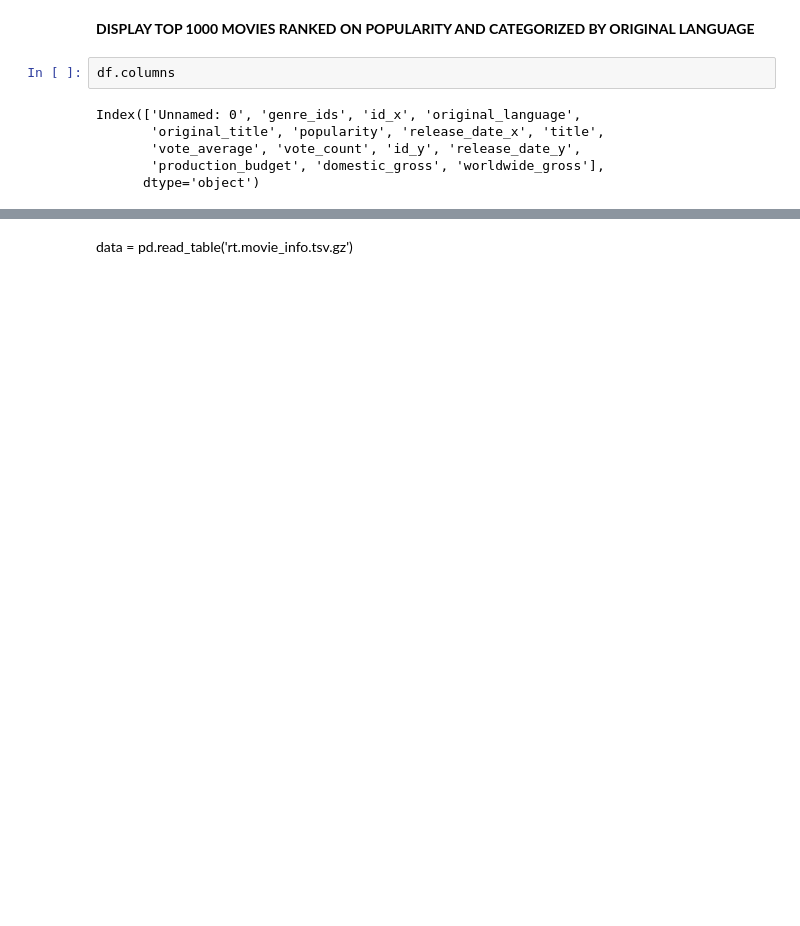
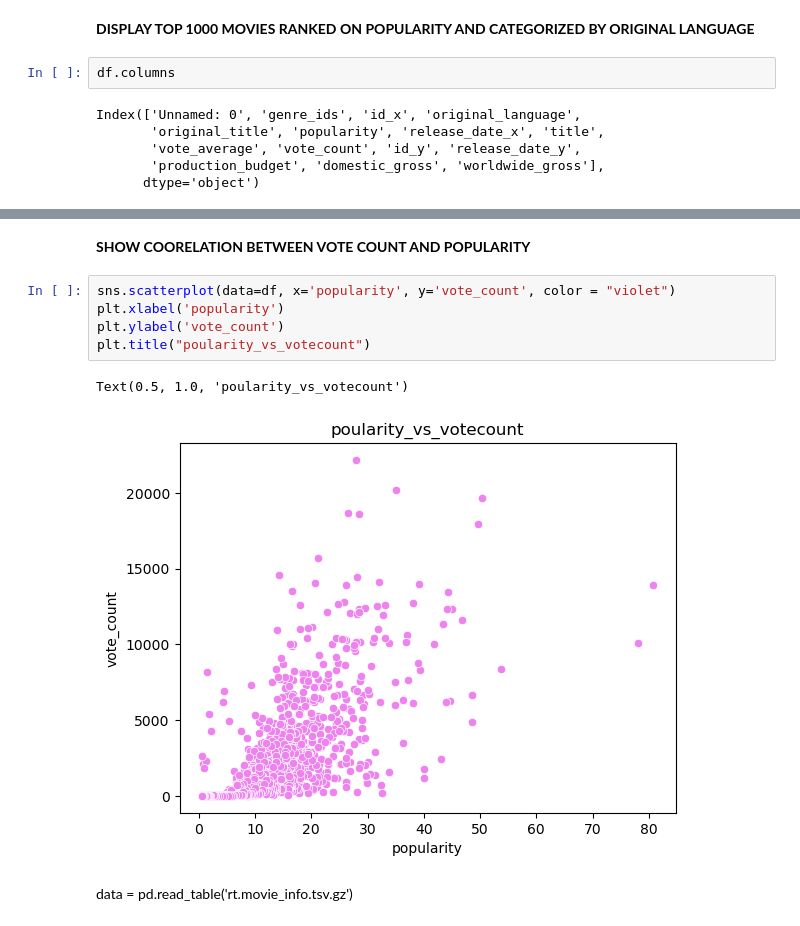
Before and after one commit to ISAACKW/PHASE1_PROJECT, a Jupyter notebook: index.ipynb, the cells around one changed output, grey strips where cells are left out. Saved outputs shown, nothing was run; the diff lists cells and outputs as text; blank space fills up the shorter version.

```diff
--- a/index.ipynb
+++ b/index.ipynb
@@ -631,2 +709,12 @@ plt.show()
+# %% [markdown]
+**SHOW COORELATION BETWEEN VOTE COUNT AND POPULARITY**
+# %%
+sns.scatterplot(data=df, x='popularity', y='vote_count', color = "violet")
+plt.xlabel('popularity')
+plt.ylabel('vote_count')
+plt.title("poularity_vs_votecount")
+# %% [output]
+Text(0.5, 1.0, 'poularity_vs_votecount')
+[figure, added]
 # %% [markdown]
 data = pd.read_table('rt.movie_info.tsv.gz')
```
Also changed, not shown: parts of 17 cells of this notebook.
